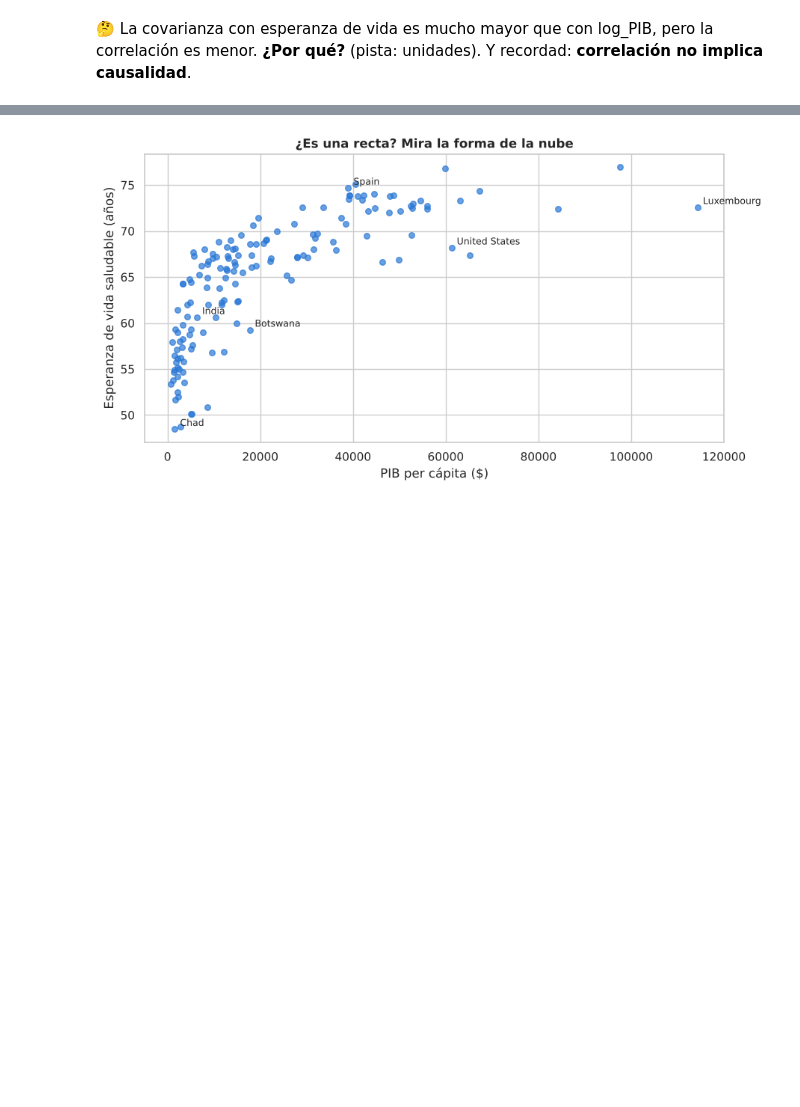
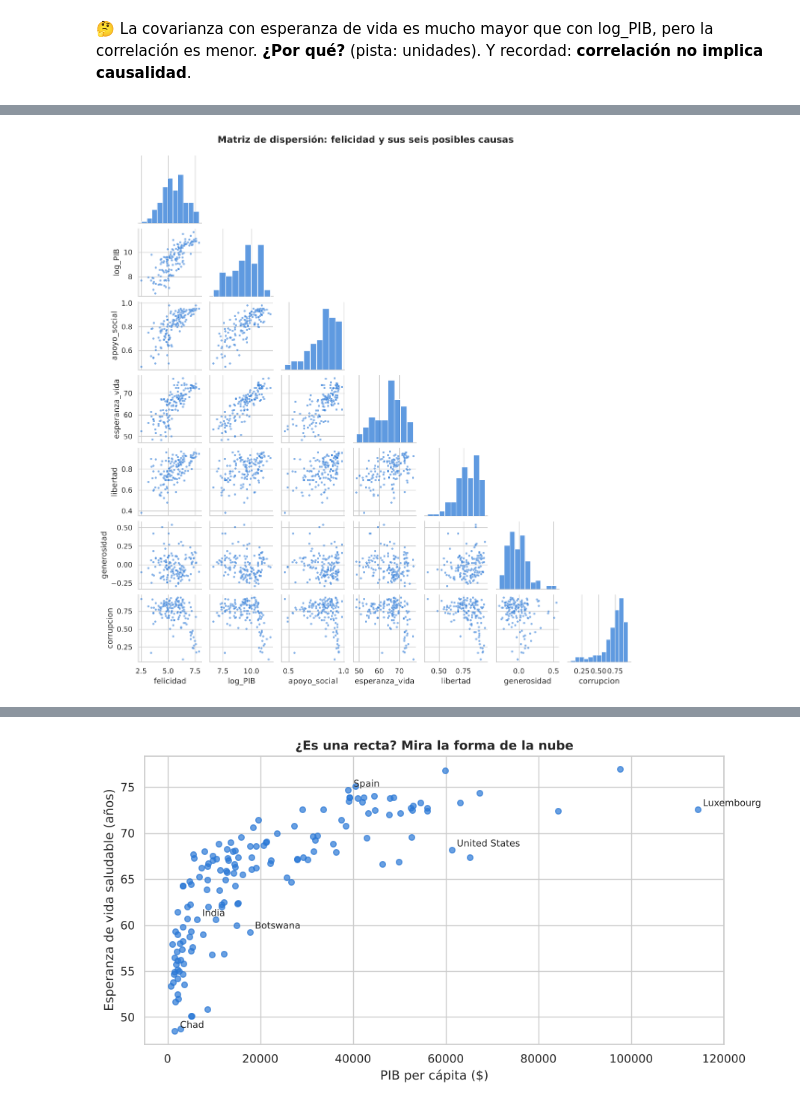
Before and after one commit to DANIFUZZY1975/estadistica-descriptiva-python, a Jupyter notebook: notebooks/02_felicidad_mundial.ipynb, the cells around one changed output, grey strips where cells are left out. Cells and saved outputs as stored; diff of their text form; code cells hidden in the pictures; blank space fills up the shorter version.

```diff
--- a/notebooks/02_felicidad_mundial.ipynb
+++ b/notebooks/02_felicidad_mundial.ipynb
@@ -489,0 +529,7 @@ Correlación felicidad–log_PIB        : 0.79
+# %%
+sns.pairplot(df[["felicidad"] + explicativas], corner=True, height=1.7,
+             plot_kws={"s": 12, "alpha": 0.6, "color": AZUL}, diag_kws={"color": AZUL})
+plt.suptitle("Matriz de dispersión: felicidad y sus seis posibles causas", y=1.02, fontweight="bold")
+plt.show()
+# %% [output]
+[figure, added]
```
Also changed, not shown: parts of 18 cells of this notebook, 2 other files.
